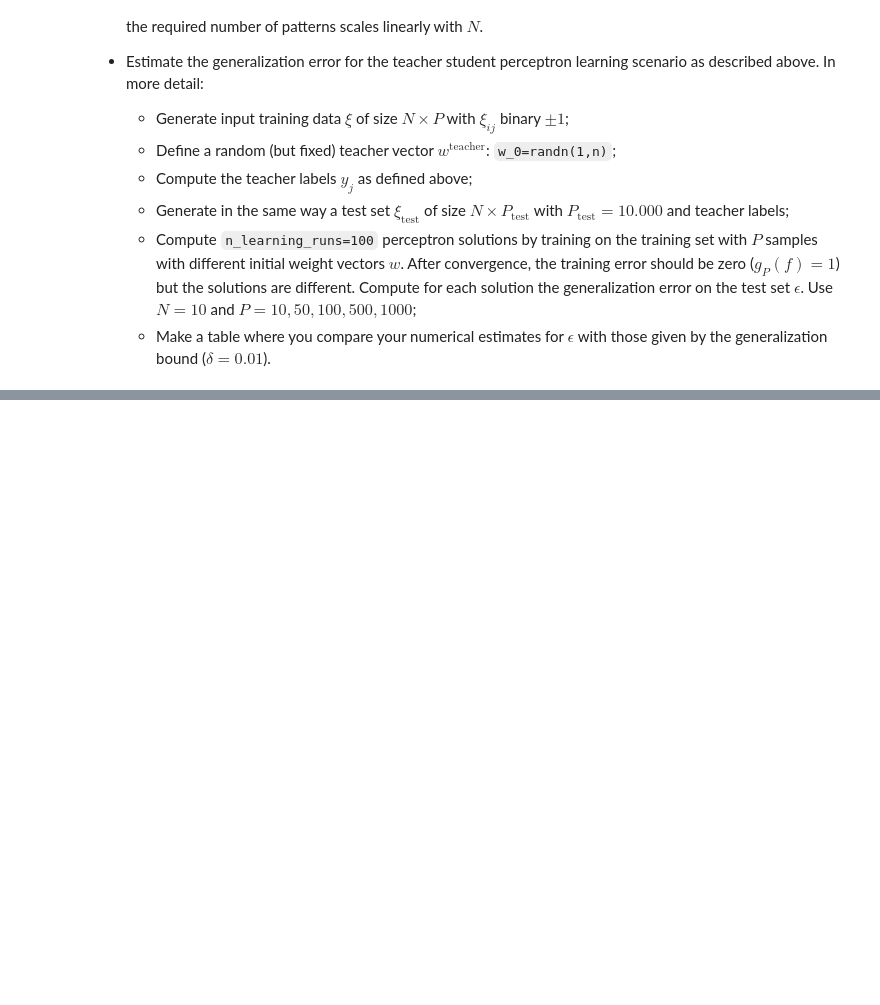
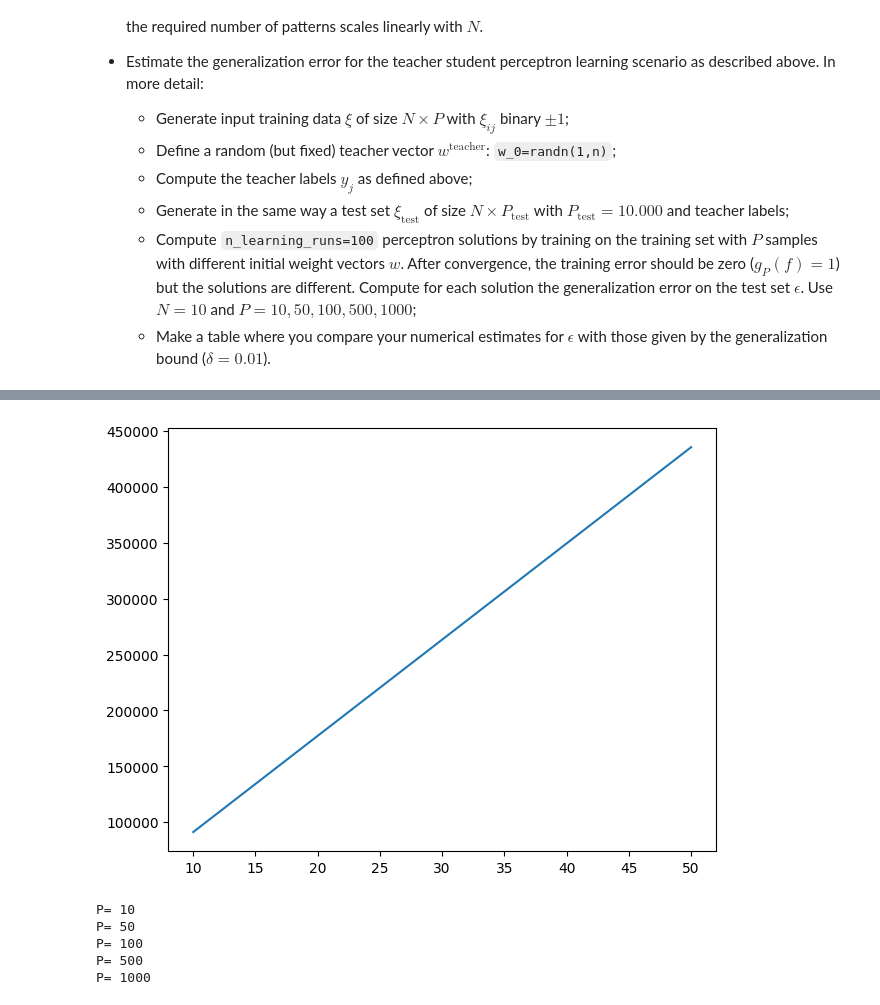
Before and after one commit to josjo99/cds_ml, a Jupyter notebook: Lecture3-perceptron.ipynb, the cells around one changed output, grey strips where cells are left out. Saved outputs shown, nothing was run; the diff lists cells and outputs as text; code cells hidden in the pictures; blank space fills up the shorter version.

```diff
--- a/Lecture3-perceptron.ipynb
+++ b/Lecture3-perceptron.ipynb
@@ -491,0 +658,6 @@ The student solution $f$ is not unique. Starting with a different initial weight
+# %%
+fig, ax = plt.subplots(1, 1)
+ax.plot(min_P[0], min_P[1])
+fig.tight_layout()
+# %% [output]
+[figure, added]
@@ -491,0 +681,58 @@ The student solution $f$ is not unique. Starting with a different initial weight
+# %%
+P_list=[10,50,100,500,1000]
+results = [[],[]]
+n_learning_runs = 100
+empirical = []
+theory = []
+
+def perceptron_train_solution(X, y, max_epochs=1000, learning_rate=1):
+    """
+    Train perceptron until convergence.
+    X: shape (P, N)
+    y: shape (P,)
+    Returns final weight vector of shape (N,)
+    """
+    P, N = X.shape
+    run_solutions = []
+    for _ in range(n_learning_runs):
+        b = 0.0
+        w = np.random.randn(N)   # random init
+        for _ in range(max_epochs):
+            errors = 0
+            for i in range(P):
+                x_i, y_i = X[i], y[i]
+                activation = np.dot(x_i,w) + b
+                y_pred = 1 if activation >= 0 else -1
+
+                if y_pred != y_i:
+                    w += learning_rate * y_i * x_i
+                    b += learning_rate * y_i
+                    errors += 1
+            if errors == 0:
+                break
+        run_solutions.append((w,b))
+    return run_solutions
+
+for P in P_list:
+    print("P=",P)
+    xi = np.random.choice([-1, 1], size=(P,N))
+    y=[]
+    for j in range(P):
+        activation = np.sum(np.dot(xi[j],w_0))
+        y.append(1 if activation >= 0 else -1)
+    solutions = perceptron_train_solution(xi,y)
+
+    gen_errors = []
+    for (w,b) in solutions:
+        y_pred = np.sign(xi_test @ w + b)
+        y_pred[y_pred == 0] = 1
+        error = np.mean(y_pred != dataset_test[1])
+        gen_errors.append(error)
+    empirical.append(np.mean(gen_errors))
+    theory.append(epsilon_bound_simple(P,N,delta))
+# %% [output]
+P= 10
+P= 50
+P= 100
+P= 500
+P= 1000
```
Also changed, not shown: parts of 16 cells of this notebook.
